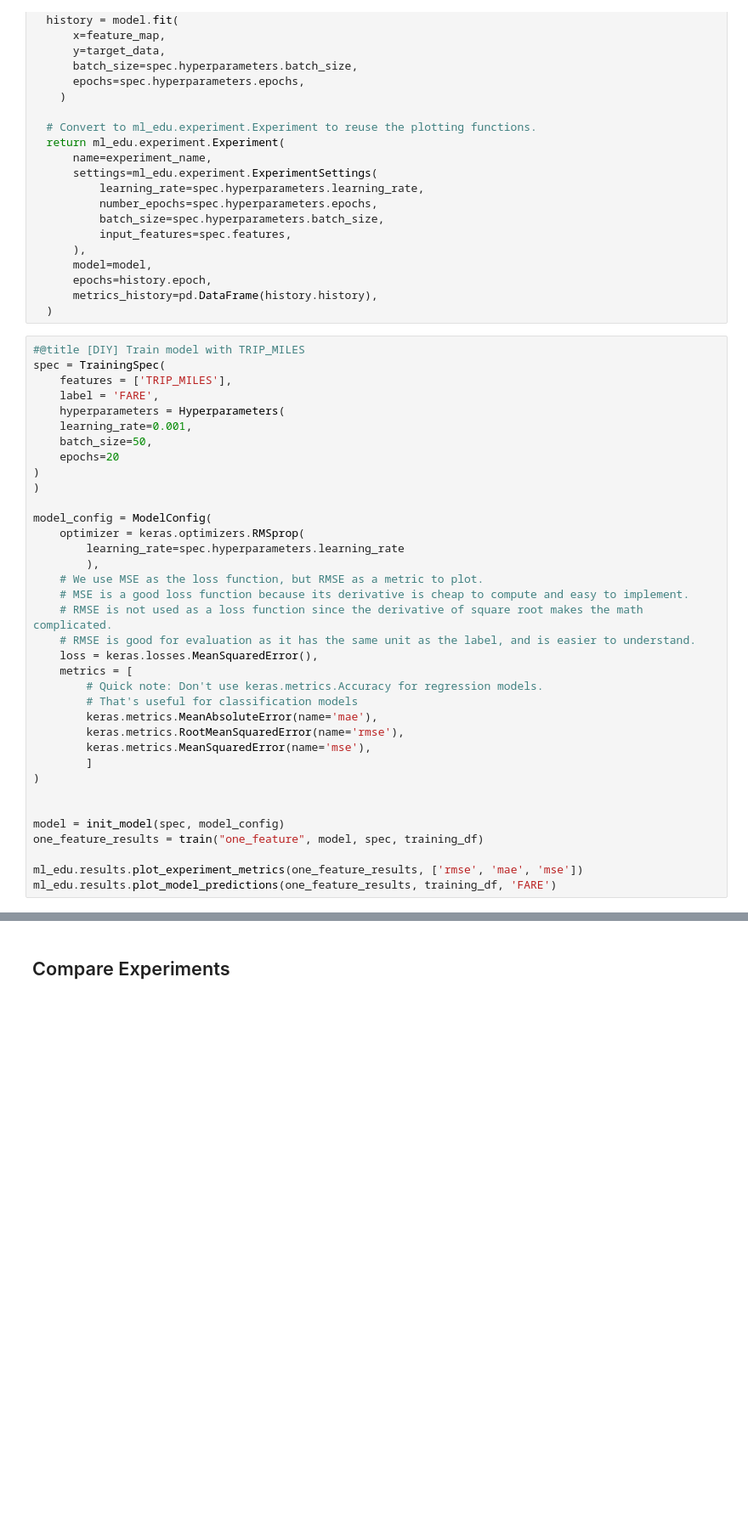
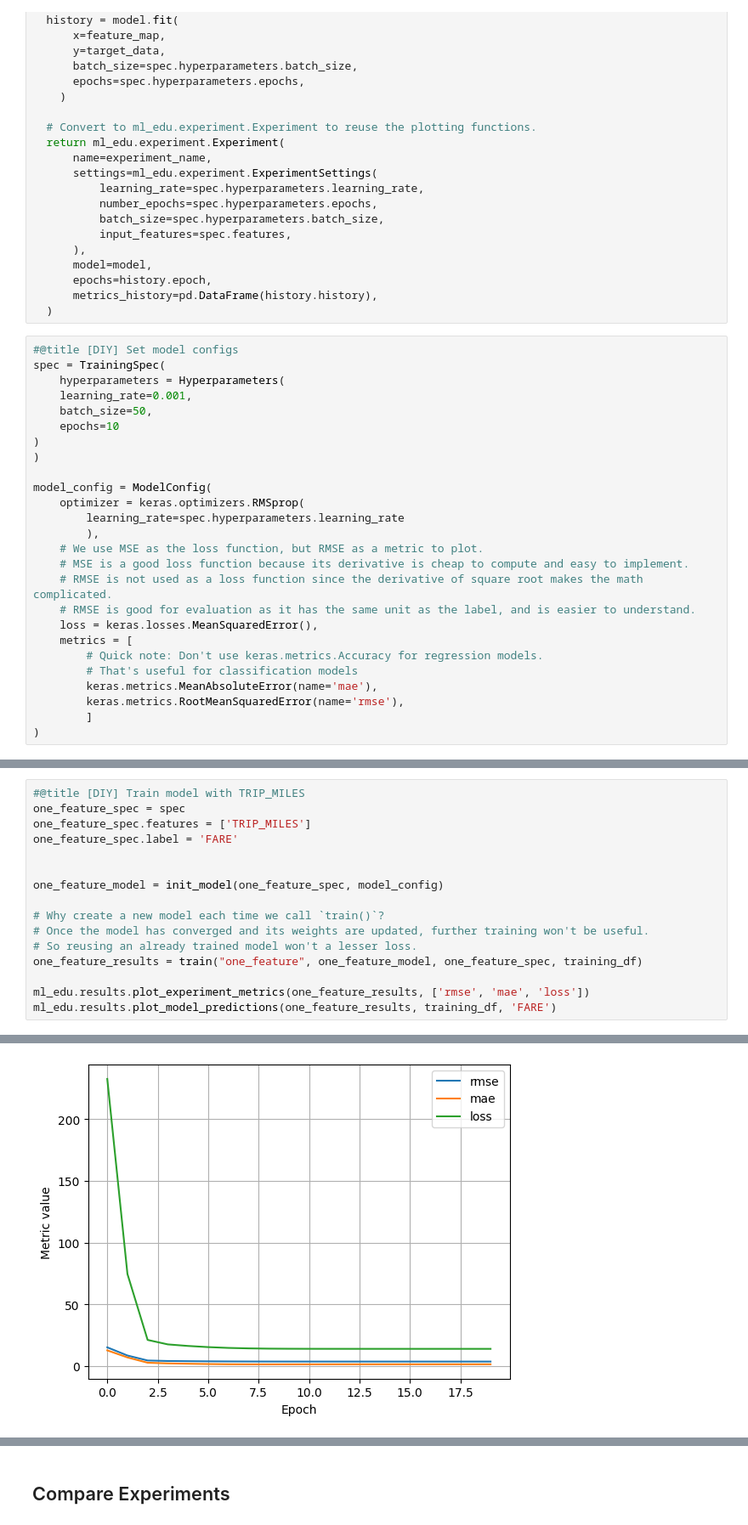
Before and after one commit to devangrajarora/learning-ml, a Jupyter notebook: google-cc/linear_regression_taxi.ipynb, the cells around one changed output, grey strips where cells are left out. Shown at 85% size. Saved outputs shown, nothing was run; the diff lists cells and outputs as text; blank space fills up the shorter version.

Commit message:
I thought not instantiating a new model each time we train would bring efficiency, but learnt that I was trying to train a model which had already converged lol

```diff
--- a/google-cc/linear_regression_taxi.ipynb
+++ b/google-cc/linear_regression_taxi.ipynb
@@ -417,14 +419,12 @@ def train(
       metrics_history=pd.DataFrame(history.history),
   )
 # %%
-#@title [DIY] Train model with TRIP_MILES
+#@title [DIY] Set model configs
 spec = TrainingSpec(
-    features = ['TRIP_MILES'],
-    label = 'FARE',
     hyperparameters = Hyperparameters(
     learning_rate=0.001,
     batch_size=50,
-    epochs=20
+    epochs=10
 )
 )
 
@@ -442,13 +442,5 @@ model_config = ModelConfig(
         # That's useful for classification models
         keras.metrics.MeanAbsoluteError(name='mae'),
         keras.metrics.RootMeanSquaredError(name='rmse'),
-        keras.metrics.MeanSquaredError(name='mse'),
         ]
 )
-
-
-model = init_model(spec, model_config)
-one_feature_results = train("one_feature", model, spec, training_df)
-
-ml_edu.results.plot_experiment_metrics(one_feature_results, ['rmse', 'mae', 'mse'])
-ml_edu.results.plot_model_predictions(one_feature_results, training_df, 'FARE')
@@ -487,0 +447,17 @@ Epoch 20/20
+# %%
+#@title [DIY] Train model with TRIP_MILES
+one_feature_spec = spec
+one_feature_spec.features = ['TRIP_MILES']
+one_feature_spec.label = 'FARE'
+
+
+one_feature_model = init_model(one_feature_spec, model_config)
+
+# Why create a new model each time we call `train()`?
+# Once the model has converged and its weights are updated, further training won't be useful.
+# So reusing an already trained model won't a lesser loss.
+one_feature_results = train("one_feature", one_feature_model, one_feature_spec, training_df)
+
+ml_edu.results.plot_experiment_metrics(one_feature_results, ['rmse', 'mae', 'loss'])
+ml_edu.results.plot_model_predictions(one_feature_results, training_df, 'FARE')
+# %% [output]
@@ -488,3 +495,4 @@ Epoch 20/20
+[figure, added]
 # %% [markdown]
 ## Train a model with one feature
 
```
Also changed, not shown: parts of 3 cells of this notebook.
